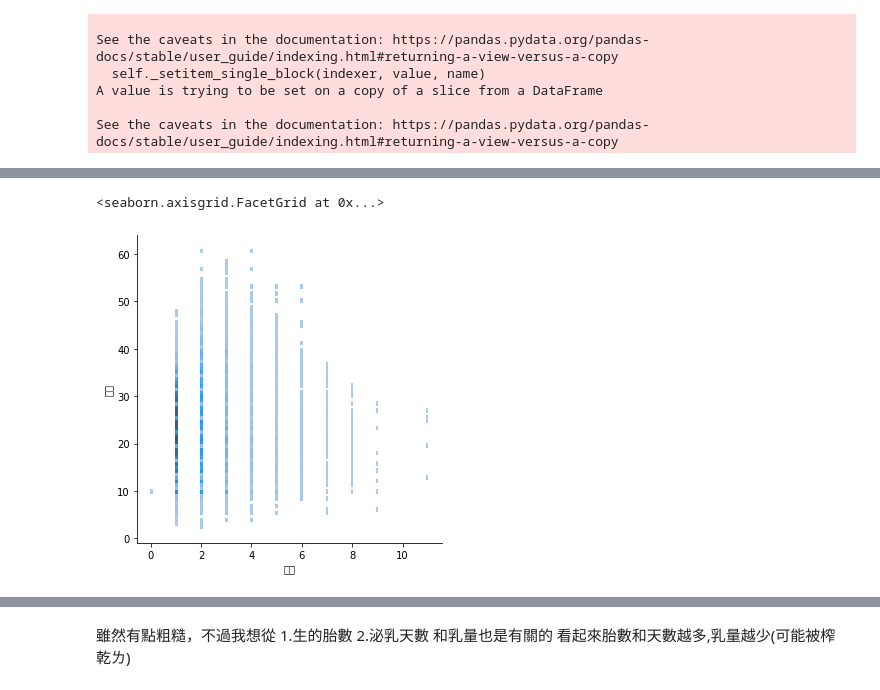
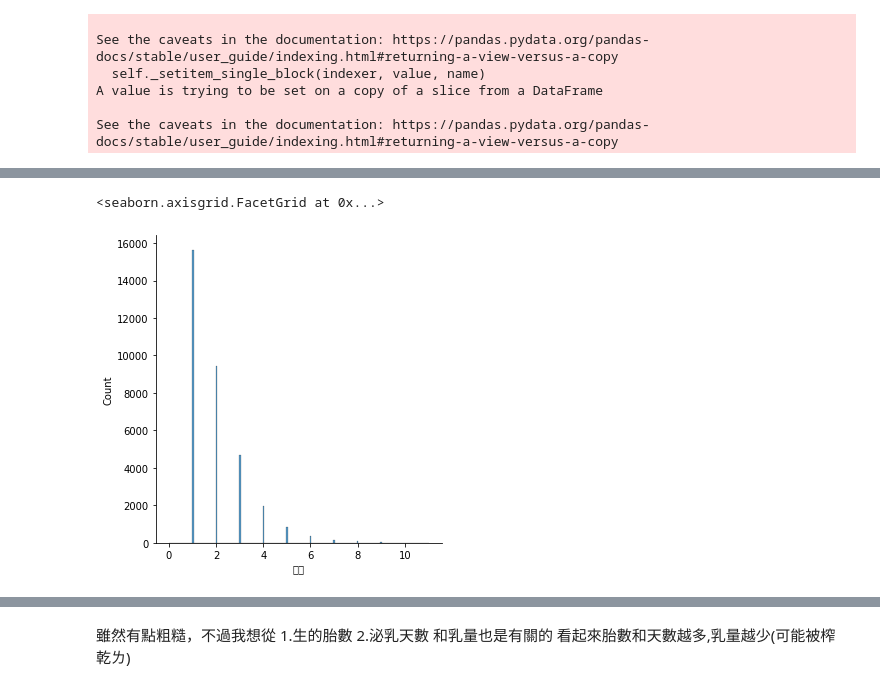
Before and after one commit to ChengYao0209/ALdea_milk, a Jupyter notebook: 牛牛.ipynb, the cells around one changed output, grey strips where cells are left out. Saved outputs shown, nothing was run; the diff lists cells and outputs as text; code cells hidden in the pictures.

```diff
--- a/牛牛.ipynb
+++ b/牛牛.ipynb
@@ -147,9 +89,10 @@ sub_data.head(10)
 # %% [markdown]
 生成第一版的訓練用資料和submit資料~~
 # %%
-train_data=pd.DataFrame(data=report,columns=["2","3","4","5","6","7","9","10","11","14","18","21",'season','year','Sick','weight'])
-sub_data=pd.DataFrame(data=sub_data,columns=["2","3","4","5","6","7","9","10","14","18","21",'season','year','Sick','weight'])
+train_data=pd.DataFrame(data=report,columns=["1","2","3","4","5","6","7","9","10","11","12","14","18","19","21",'season','year','Sick','weight',"days","borns"])
+sub_data=pd.DataFrame(data=sub_data,columns=["1","2","3","4","5","6","7","9","10","12","14","18","19","21",'season','year','Sick','weight',"days","borns"])
 train_data=train_data.rename(columns={
+    "1":"ID",
     "2":"資料年度",
     "3":"資料月份",
     "4":"酪農場代號",
@@ -159,11 +102,14 @@ train_data=train_data.rename(columns={
     "9":"胎次",
     "10":"泌乳天數",
     "11":"乳量",
+    "12":"最近分娩日期",
     "14":"月齡",
     "18":"配種次數",
+    "19":"前次分娩日期",
     "21":"第一次配種精液",
 })
-sub_data=sub_data.rename(columns={
+submit_data=sub_data.rename(columns={
+    "1":"ID",
     "2":"資料年度",
     "3":"資料月份",
     "4":"酪農場代號",
@@ -172,8 +118,10 @@ sub_data=sub_data.rename(columns={
     "7":"母親乳牛編號",
     "9":"胎次",
     "10":"泌乳天數",
+    "12":"最近分娩日期",
     "14":"月齡",
     "18":"配種次數",
+    "19":"前次分娩日期",
     "21":"第一次配種精液",
 })
 
@@ -240,7 +213,7 @@ weight     33186
 dtype: int64
 # %%
 train_data["year"]=train_data["資料年度"]
-sub_data["year"]=sub_data["資料年度"]
+submit_data["year"]=submit_data["資料年度"]
 # %%
 train_data.head(10)
 # %% [output]
@@ -270,13 +244,13 @@ for i in range(len(spec)):
     for j in train_data.index[train_data["乳牛編號"] == spec["1"][i]]:
       if train_data["year"][j] == day.year and train_data['資料月份'][j] == day.month and train_data["酪農場代號"][j]==spec["7"][i]:
         train_data["Sick"][j] = 1
-  if len(sub_data.index[sub_data["乳牛編號"] == spec["1"][i]])>0:
-    for j in sub_data.index[sub_data['乳牛編號'] == spec["1"][i]]:
-      if sub_data["year"][j] == day.year and sub_data["資料月份"][j] == day.month and sub_data["酪農場代號"][j]==spec["7"][i]:
-        sub_data["Sick"][j] = 1
+  if len(submit_data.index[submit_data["乳牛編號"] == spec["1"][i]])>0:
+    for j in submit_data.index[submit_data['乳牛編號'] == spec["1"][i]]:
+      if submit_data["year"][j] == day.year and submit_data["資料月份"][j] == day.month and submit_data["酪農場代號"][j]==spec["7"][i]:
+        submit_data["Sick"][j] = 1
 
 train_data["Sick"].fillna(0,inplace=True) #當初沒有配對到的應該就是產乳時是健康的
-sub_data["Sick"].fillna(0,inplace=True)
+submit_data["Sick"].fillna(0,inplace=True)
 # %% [output]
 A value is trying to be set on a copy of a slice from a DataFrame
 
@@ -289,16 +272,16 @@ See the caveats in the documentation: https://pandas.pydata.org/pandas-docs/stab
 # %%
 #考慮每隻牛牛重量不同，有人身強體壯可以產很多乳，有些瘦弱可能沒那麼多能量
 
-avgw = birth["6"].mean()
+avgw = birth["6"].median()
 birth["6"] = birth["6"].fillna(avgw)
 for i in range(len(birth)):
   if len(train_data.index[train_data["乳牛編號"] == birth["1"][i]]) > 0:
     for j in train_data.index[train_data["乳牛編號"] == birth["1"][i]]:
       train_data.loc[j,"weight"] = round(birth["6"][i],2)
 
-  if len(sub_data.index[sub_data["乳牛編號"] == birth["1"][i]]) > 0:
-    for j in sub_data.index[sub_data["乳牛編號"] == birth["1"][i]]:
-      sub_data.loc[j,"weight"] = round(birth["6"][i],2)
-avgw = birth["6"].mean()
+  if len(submit_data.index[submit_data["乳牛編號"] == birth["1"][i]]) > 0:
+    for j in submit_data.index[submit_data["乳牛編號"] == birth["1"][i]]:
+      submit_data.loc[j,"weight"] = round(birth["6"][i],2)
+avgw = birth["6"].median()
 train_data["weight"].fillna(avgw,inplace=True)
-sub_data["weight"].fillna(avgw,inplace=True)
+submit_data["weight"].fillna(avgw,inplace=True)
@@ -360,7 +406,7 @@ See the caveats in the documentation: https://pandas.pydata.org/pandas-docs/stab
 # %%
 sns.displot(
-    train_data, x="胎次",y="乳量"
+    train_data, x="胎次"
 )
 # %% [output]
 <seaborn.axisgrid.FacetGrid at 0x...>
-[figure, old version]
+[figure, new version]
```
Also changed, not shown: parts of 94 cells of this notebook.
